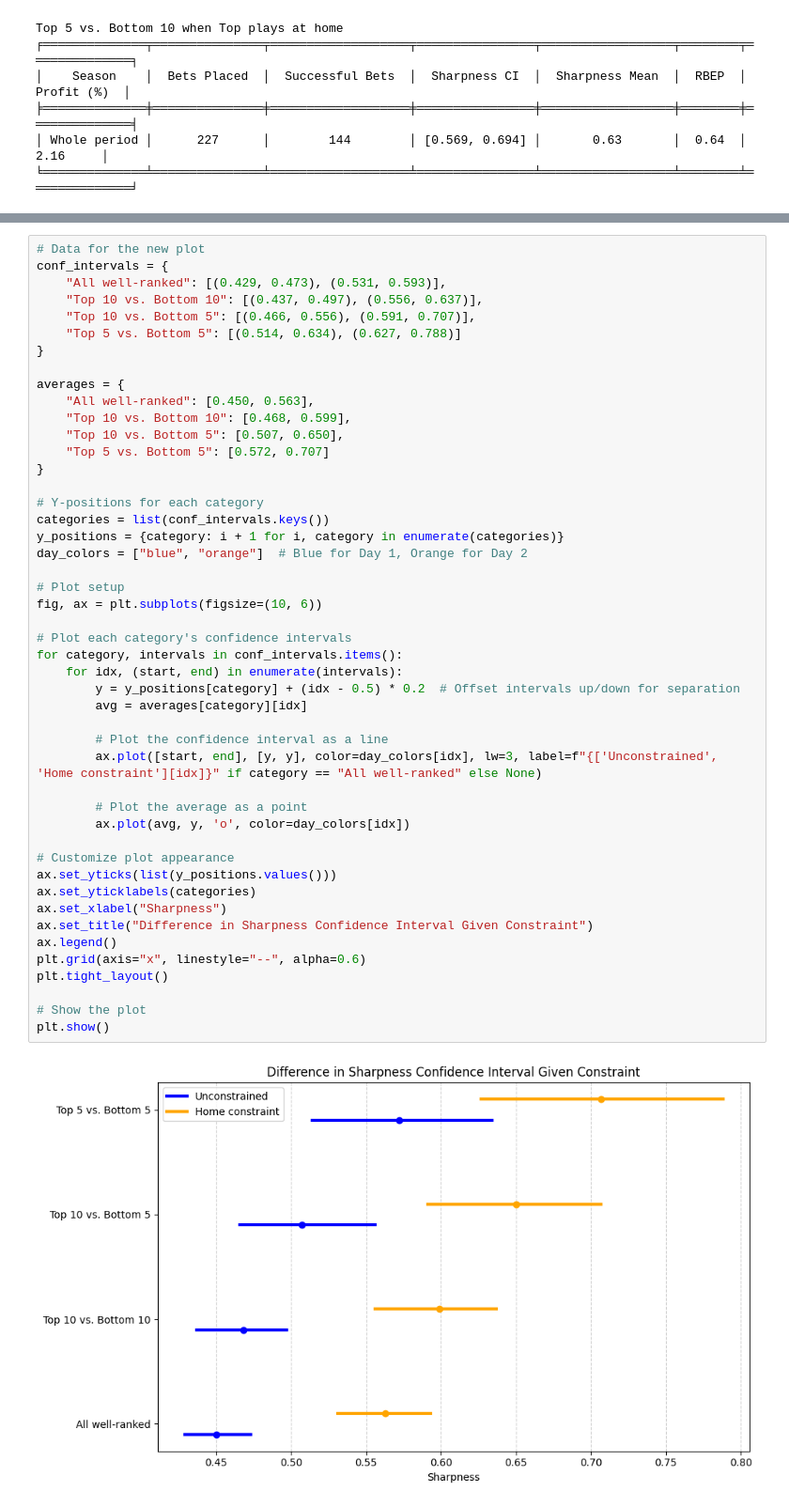
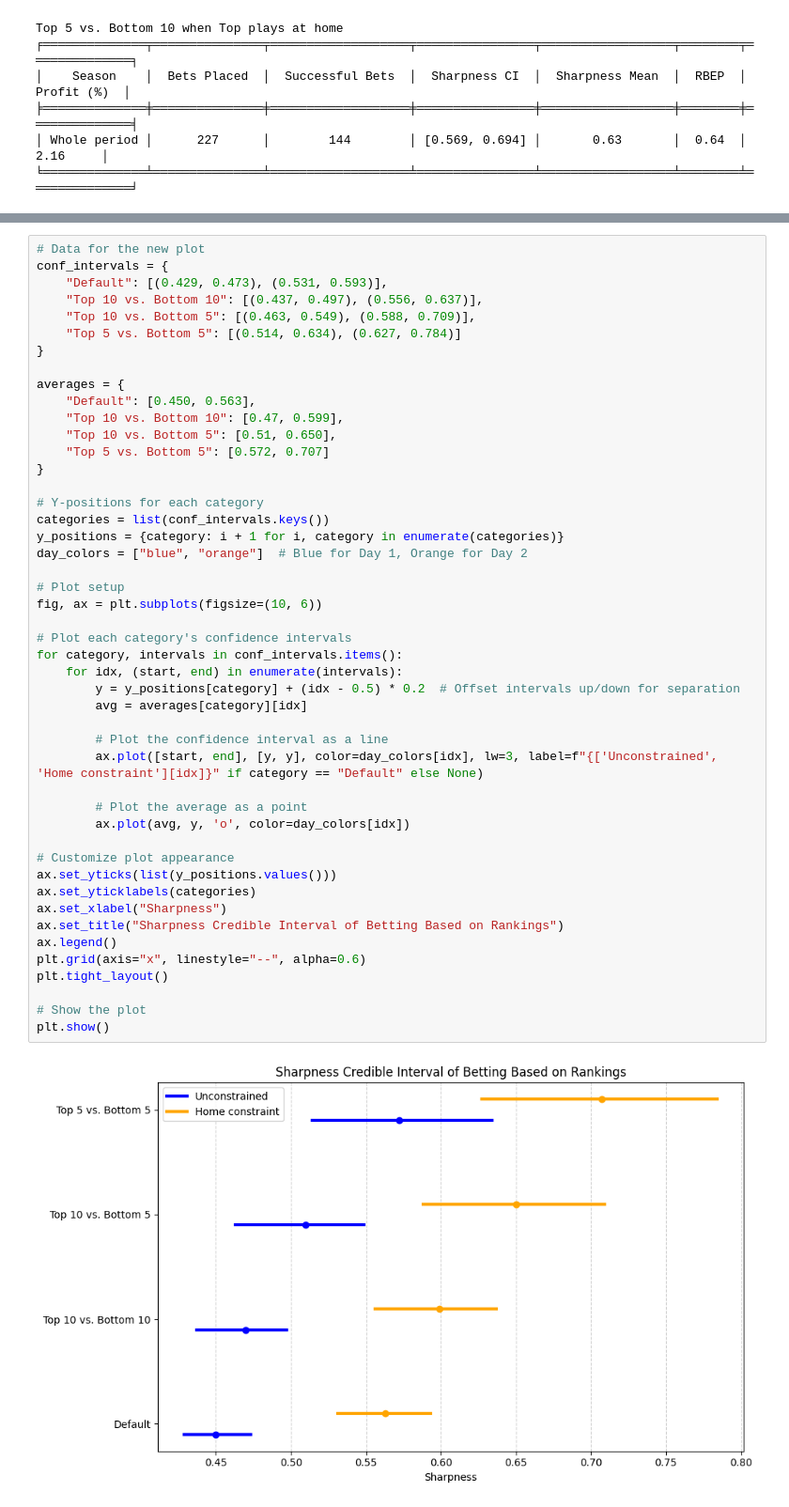
Before and after one commit to FelipeBandeira/capstone, a Jupyter notebook: 4. Following the leaderboard.ipynb, the cells around one changed output, grey strips where cells are left out. Shown: that part at 94% size. Cells and saved outputs as stored; diff of their text form.

```diff
--- a/4. Following the leaderboard.ipynb
+++ b/4. Following the leaderboard.ipynb
@@ -470,49 +508,49 @@ Here we see the difference between the confidence interval of each strategy's sh
 # %%
 # Data for the new plot
 conf_intervals = {
-    "All well-ranked": [(0.429, 0.473), (0.531, 0.593)],
+    "Default": [(0.429, 0.473), (0.531, 0.593)],
     "Top 10 vs. Bottom 10": [(0.437, 0.497), (0.556, 0.637)],
-    "Top 10 vs. Bottom 5": [(0.466, 0.556), (0.591, 0.707)],
-    "Top 5 vs. Bottom 5": [(0.514, 0.634), (0.627, 0.788)]
+    "Top 10 vs. Bottom 5": [(0.463, 0.549), (0.588, 0.709)],
+    "Top 5 vs. Bottom 5": [(0.514, 0.634), (0.627, 0.784)]
 }
 
 averages = {
-    "All well-ranked": [0.450, 0.563],
-    "Top 10 vs. Bottom 10": [0.468, 0.599],
-    "Top 10 vs. Bottom 5": [0.507, 0.650],
+    "Default": [0.450, 0.563],
+    "Top 10 vs. Bottom 10": [0.47, 0.599],
+    "Top 10 vs. Bottom 5": [0.51, 0.650],
     "Top 5 vs. Bottom 5": [0.572, 0.707]
 }
 
 # Y-positions for each category
 categories = list(conf_intervals.keys())
 y_positions = {category: i + 1 for i, category in enumerate(categories)}
 day_colors = ["blue", "orange"]  # Blue for Day 1, Orange for Day 2
 
 # Plot setup
 fig, ax = plt.subplots(figsize=(10, 6))
 
 # Plot each category's confidence intervals
 for category, intervals in conf_intervals.items():
     for idx, (start, end) in enumerate(intervals):
         y = y_positions[category] + (idx - 0.5) * 0.2  # Offset intervals up/down for separation
         avg = averages[category][idx]
 
         # Plot the confidence interval as a line
-        ax.plot([start, end], [y, y], color=day_colors[idx], lw=3, label=f"{['Unconstrained', 'Home constraint'][idx]}" if category == "All well-ranked" else None)
+        ax.plot([start, end], [y, y], color=day_colors[idx], lw=3, label=f"{['Unconstrained', 'Home constraint'][idx]}" if category == "Default" else None)
 
         # Plot the average as a point
         ax.plot(avg, y, 'o', color=day_colors[idx])
 
 # Customize plot appearance
 ax.set_yticks(list(y_positions.values()))
 ax.set_yticklabels(categories)
 ax.set_xlabel("Sharpness")
-ax.set_title("Difference in Sharpness Confidence Interval Given Constraint")
+ax.set_title("Sharpness Credible Interval of Betting Based on Rankings")
 ax.legend()
 plt.grid(axis="x", linestyle="--", alpha=0.6)
 plt.tight_layout()
 
 # Show the plot
 plt.show()
 # %% [output]
-[figure, old version]
+[figure, new version]
```
Also changed, not shown: parts of 23 cells of this notebook, 3 other files.
